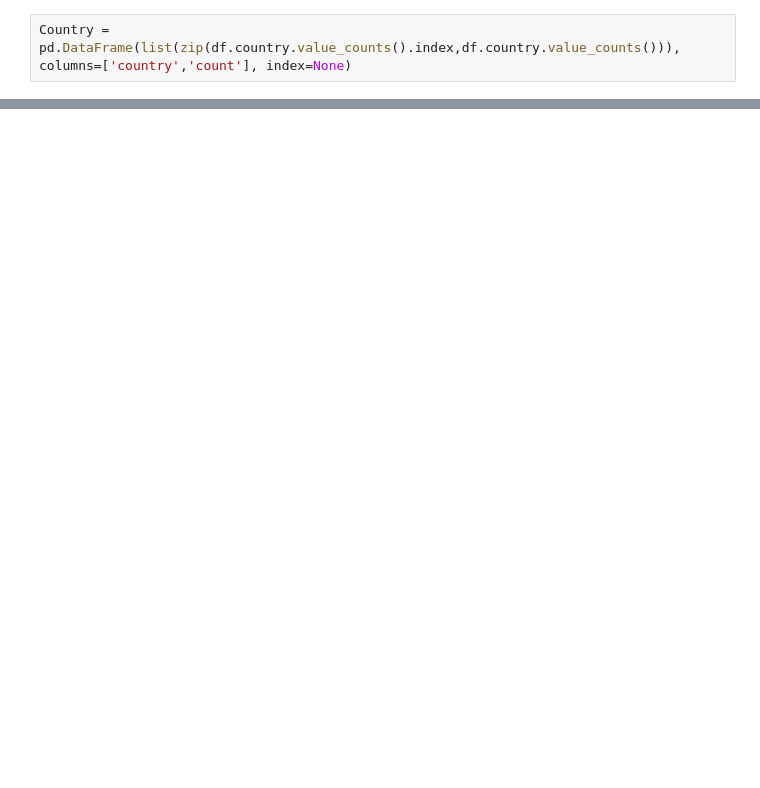
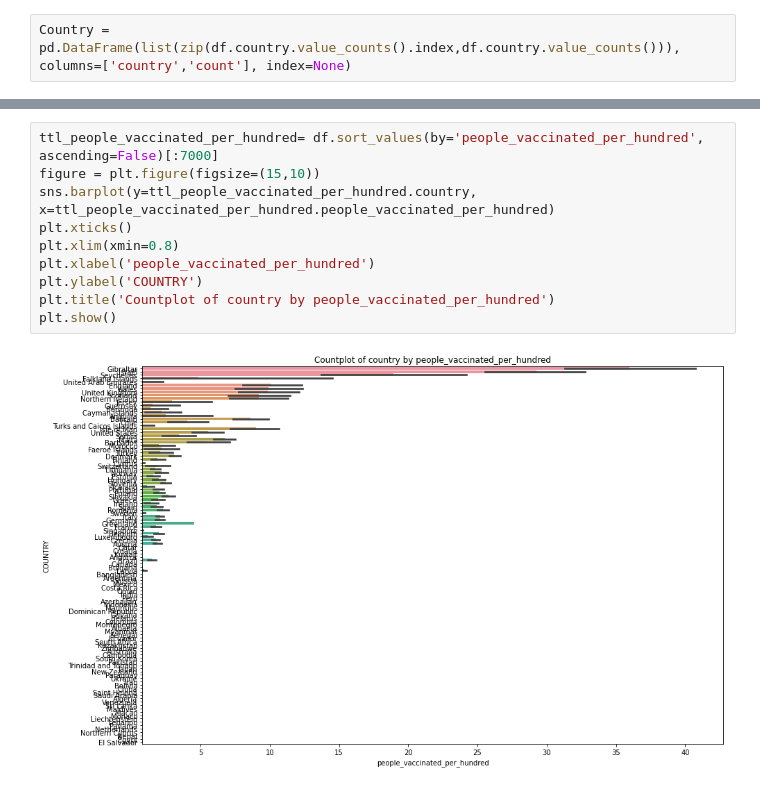
Before and after one commit to SumedhKadam1997/Data-Science-in-Python, a Jupyter notebook: Covid 19 World Vaccination Analysis.ipynb, the cells around one changed output, grey strips where cells are left out. Drawn from its saved outputs; the diff is of its cells as text; blank space fills up the shorter version.

```diff
--- a/Covid 19 World Vaccination Analysis.ipynb
+++ b/Covid 19 World Vaccination Analysis.ipynb
@@ -103,0 +254,12 @@ sns.factorplot(x="count", y="country",  data = Country , kind = "bar", size = 10
+# %%
+ttl_people_vaccinated_per_hundred= df.sort_values(by='people_vaccinated_per_hundred', ascending=False)[:7000]
+figure = plt.figure(figsize=(15,10))
+sns.barplot(y=ttl_people_vaccinated_per_hundred.country, x=ttl_people_vaccinated_per_hundred.people_vaccinated_per_hundred)
+plt.xticks()
+plt.xlim(xmin=0.8)
+plt.xlabel('people_vaccinated_per_hundred')
+plt.ylabel('COUNTRY')
+plt.title('Countplot of country by people_vaccinated_per_hundred')
+plt.show()
+# %% [output]
+[figure, added]
```
Also changed, not shown: parts of 20 cells of this notebook, 15 other files.
